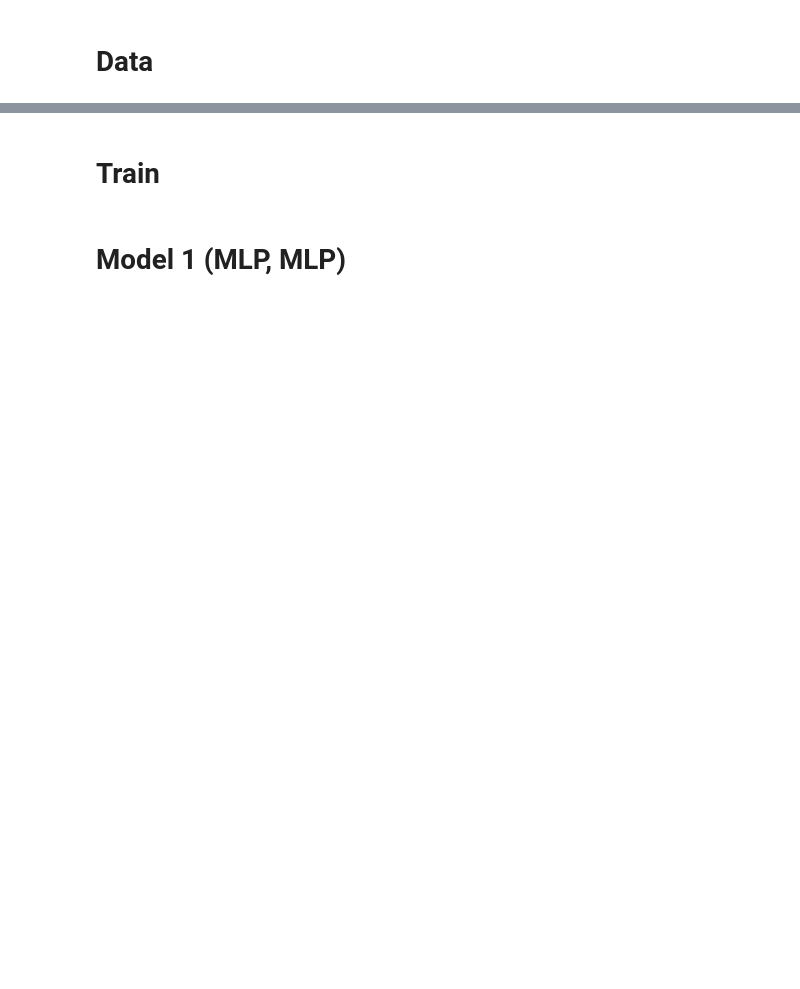
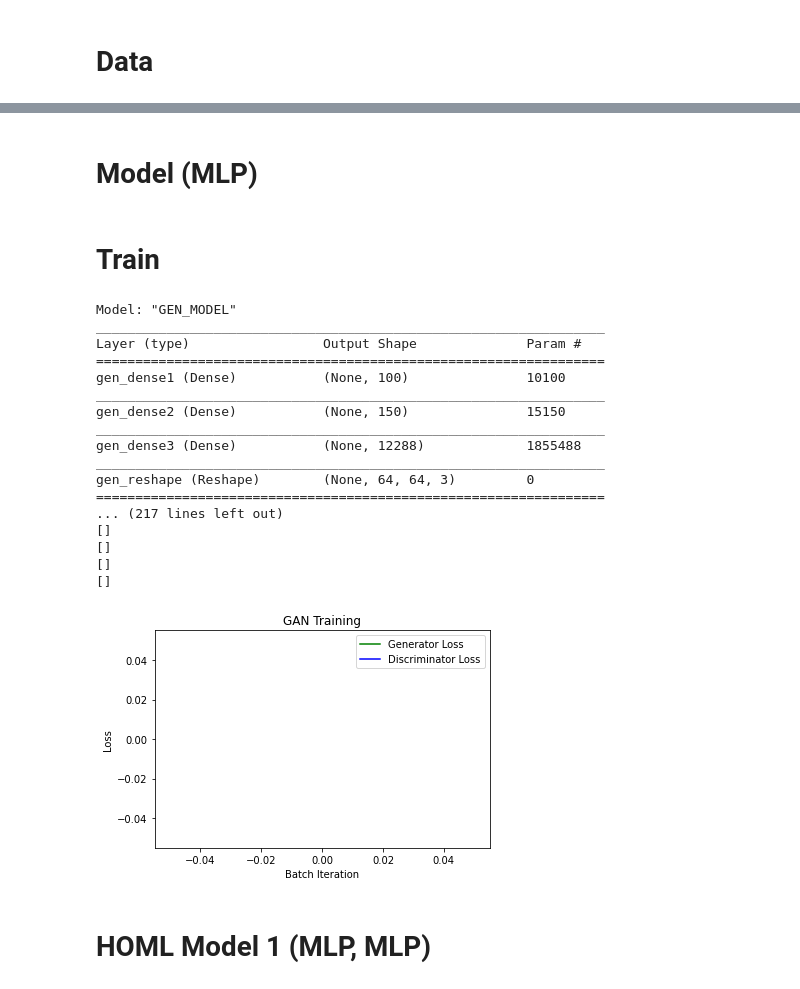
Before and after one commit to AliAkbarBadri/pokemon-gan, a Jupyter notebook: model.ipynb, the cells around one changed output, grey strips where cells are left out. Cells and saved outputs as stored; diff of their text form; code cells hidden in the pictures; blank space fills up the shorter version.

Commit message:
Find the loading data problem

```diff
--- a/model.ipynb
+++ b/model.ipynb
@@ -48,3 +68,8 @@ def load_data(image_shape, batch_size):
         batch_size=batch_size,
         class_mode=None)
     return dataset_generator
+# %%
+dg = load_data(image_shape, batch_size)
+for id in range(5):
+  real_images = dg.next()
+  print(real_images)
@@ -80,6 +109,41 @@ def save_images(generated_images, epoch_no, batch_no):
     plt.savefig(save_name, bbox_inches='tight', pad_inches=0)
     plt.pause(0.0000000001)
     plt.show()
+# %% [markdown]
+# Model (MLP)
+# %%
+def get_generator(image_shape,codings_size=100):
+    generator = Sequential([
+      keras.layers.Dense(100, activation="selu", input_shape=[codings_size],name="gen_dense1"),
+      keras.layers.Dense(150, activation="selu",name="gen_dense2"),
+      keras.layers.Dense(image_shape[0] * image_shape[1]*image_shape[2], activation="tanh",name="gen_dense3"),
+      keras.layers.Reshape(image_shape,name="gen_reshape")
+    ],name="GEN_MODEL")
+    generator.compile(loss='binary_crossentropy',optimizer="adam",metrics=None)
+    return generator
+
+def get_discriminator(image_shape):
+    discriminator = keras.models.Sequential([
+      keras.layers.Flatten(input_shape=image_shape,name="dis_flatten"),
+      keras.layers.Dense(150, activation="selu",name="dis_dense1"),
+      keras.layers.Dense(100, activation="selu",name="dis_dense2"),
+      keras.layers.Dense(1, activation="sigmoid",name="dis_dense3")
+    ],name = "DISC_MODEL")
+    # discriminator.
+    # optimizer = Adam(lr=0.0002, beta_1=0.5)
+    discriminator.compile(loss='binary_crossentropy',optimizer="adam",metrics=None)
+    return discriminator
+
+def get_adversarial(generator, discriminator):
+    gan = Sequential()
+    discriminator.trainable = False
+    gan.add(generator)
+    gan.add(discriminator)
+
+    # optimizer = Adam(lr=0.00015, beta_1=0.5)
+    gan.compile(loss='binary_crossentropy', optimizer="adam",
+                metrics=None)
+    return gan
 # %% [markdown]
 # Train
 # %%
@@ -216,5 +274,31 @@ def train(model_mode):
+# %%
+data_size = 352
+batch_size = 32
+image_shape = (64, 64,3)
+coding_size = 100
+epochs = 200
+train(epochs, batch_size, image_shape)
+# %% [output]
+Model: "GEN_MODEL"
+_________________________________________________________________
+Layer (type)                 Output Shape              Param #
+=================================================================
+gen_dense1 (Dense)           (None, 100)               10100
+_________________________________________________________________
+gen_dense2 (Dense)           (None, 150)               15150
+_________________________________________________________________
+gen_dense3 (Dense)           (None, 12288)             1855488
+_________________________________________________________________
+gen_reshape (Reshape)        (None, 64, 64, 3)         0
+=================================================================
+... (217 lines left out)
+[]
+[]
+[]
+[]
+[figure, added]
 # %% [markdown]
-# Model 1 (MLP, MLP)
+# HOML Model 1 (MLP, MLP)
 # %%
 np.random.seed(42)
 tf.random.set_seed(42)
```
Also changed, not shown: parts of 20 cells of this notebook.
